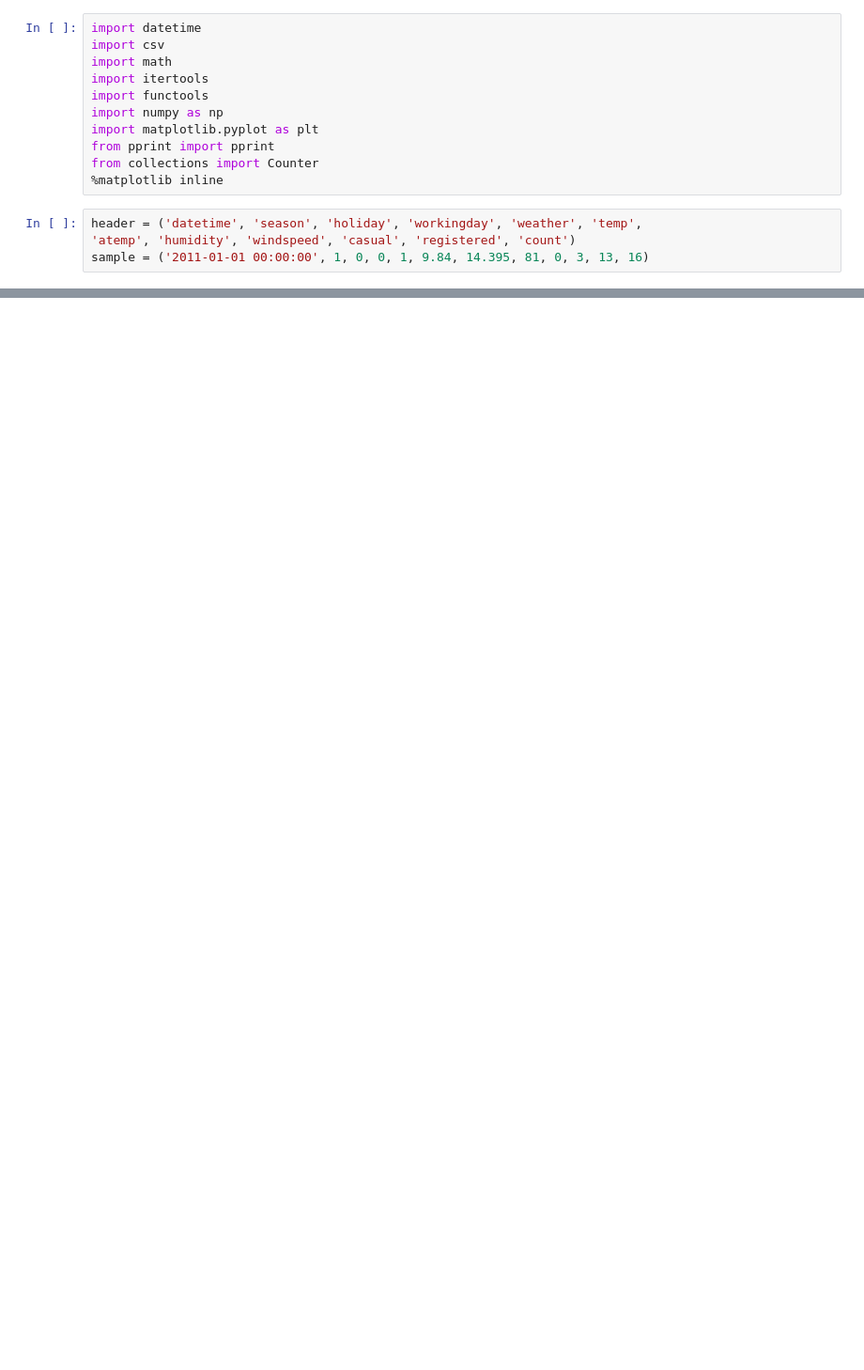
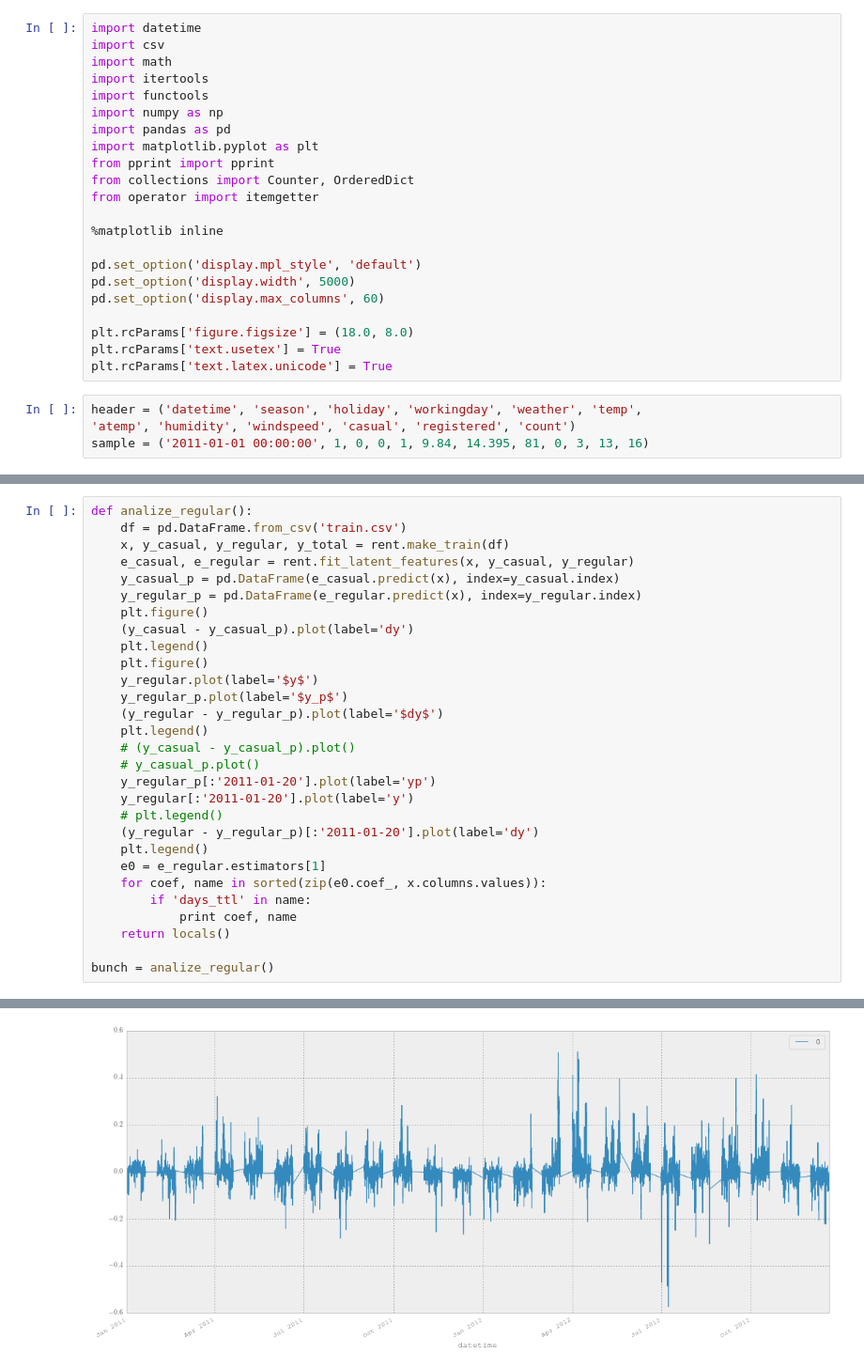
Before and after one commit to peterdemin/bike, a Jupyter notebook: bike.ipynb, the cells around one changed output, grey strips where cells are left out. Shown at 94% size. Saved outputs shown, nothing was run; the diff lists cells and outputs as text; blank space fills up the shorter version.

```diff
--- a/bike.ipynb
+++ b/bike.ipynb
@@ -5,10 +5,21 @@ import math
 import itertools
 import functools
 import numpy as np
+import pandas as pd
 import matplotlib.pyplot as plt
 from pprint import pprint
-from collections import Counter
+from collections import Counter, OrderedDict
+from operator import itemgetter
+
 %matplotlib inline
+
+pd.set_option('display.mpl_style', 'default')
+pd.set_option('display.width', 5000)
+pd.set_option('display.max_columns', 60)
+
+plt.rcParams['figure.figsize'] = (18.0, 8.0)
+plt.rcParams['text.usetex'] = True
+plt.rcParams['text.latex.unicode'] = True
 # %%
 header = ('datetime', 'season', 'holiday', 'workingday', 'weather', 'temp',
 'atemp', 'humidity', 'windspeed', 'casual', 'registered', 'count')
@@ -15,0 +178,30 @@ sample = ('2011-01-01 00:00:00', 1, 0, 0, 1, 9.84, 14.395, 81, 0, 3, 13, 16)
+# %%
+def analize_regular():
+    df = pd.DataFrame.from_csv('train.csv')
+    x, y_casual, y_regular, y_total = rent.make_train(df)
+    e_casual, e_regular = rent.fit_latent_features(x, y_casual, y_regular)
+    y_casual_p = pd.DataFrame(e_casual.predict(x), index=y_casual.index)
+    y_regular_p = pd.DataFrame(e_regular.predict(x), index=y_regular.index)
+    plt.figure()
+    (y_casual - y_casual_p).plot(label='dy')
+    plt.legend()
+    plt.figure()
+    y_regular.plot(label='$y$')
+    y_regular_p.plot(label='$y_p$')
+    (y_regular - y_regular_p).plot(label='$dy$')
+    plt.legend()
+    # (y_casual - y_casual_p).plot()
+    # y_casual_p.plot()
+    y_regular_p[:'2011-01-20'].plot(label='yp')
+    y_regular[:'2011-01-20'].plot(label='y')
+    # plt.legend()
+    (y_regular - y_regular_p)[:'2011-01-20'].plot(label='dy')
+    plt.legend()
+    e0 = e_regular.estimators[1]
+    for coef, name in sorted(zip(e0.coef_, x.columns.values)):
+        if 'days_ttl' in name:
+            print coef, name
+    return locals()
+
+bunch = analize_regular()
+# %% [output]
@@ -15,0 +226 @@ sample = ('2011-01-01 00:00:00', 1, 0, 0, 1, 9.84, 14.395, 81, 0, 3, 13, 16)
+[figure, added]
```
Also changed, not shown: parts of 22 cells of this notebook, 4 other files.
